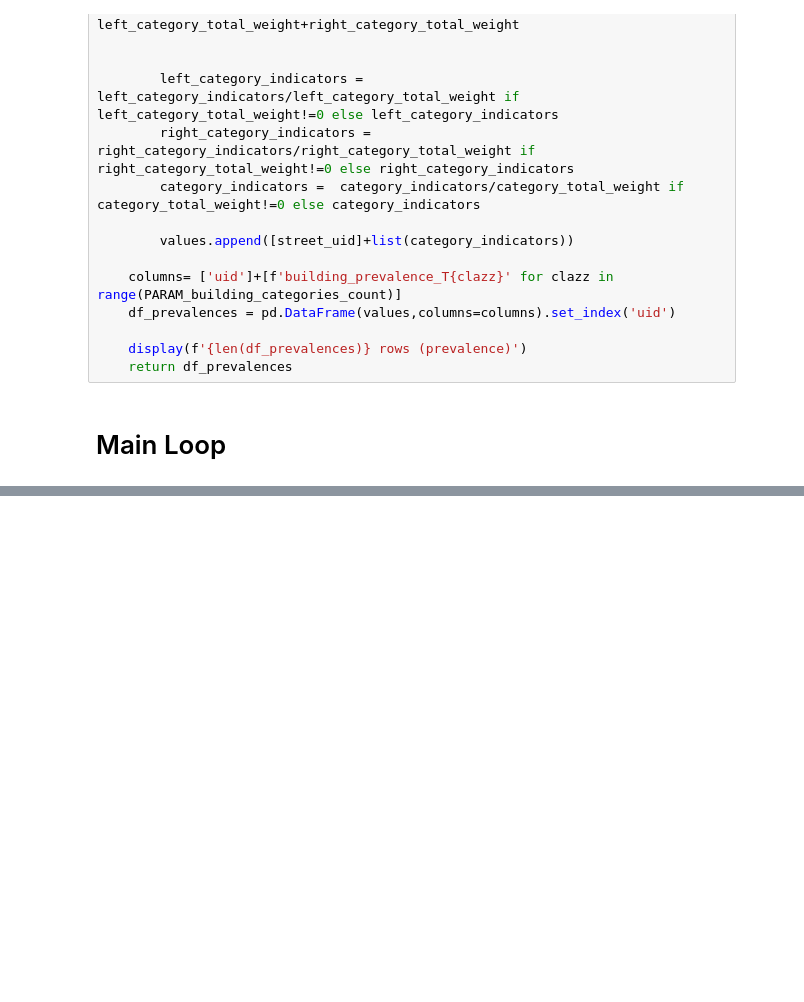
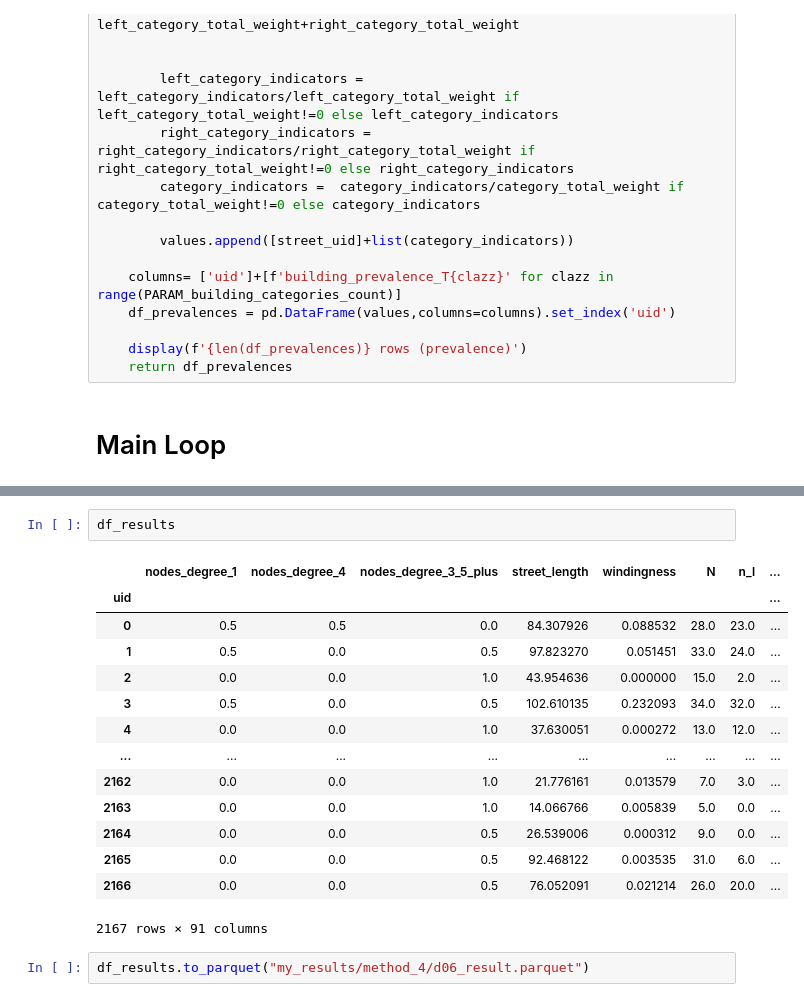
Before and after one commit to uscuni/streetscape, a Jupyter notebook: 04_street_indicators.ipynb, the cells around one changed output, grey strips where cells are left out. Saved outputs shown, nothing was run; the diff lists cells and outputs as text; blank space fills up the shorter version.

```diff
--- a/04_street_indicators.ipynb
+++ b/04_street_indicators.ipynb
@@ -541,0 +525,19 @@ NameError: name 'df_sightlines' is not defined
+# %%
+df_results
+# %% [output]
+|  | nodes_degree_1 | nodes_degree_4 | nodes_degree_3_5_plus | street_length | windingness | N | n_l | ... |
+| uid |  |  |  |  |  |  |  | ... |
+| 0 | 0.5 | 0.5 | 0.0 | 84.307926 | 0.088532 | 28.0 | 23.0 | ... |
+| 1 | 0.5 | 0.0 | 0.5 | 97.823270 | 0.051451 | 33.0 | 24.0 | ... |
+| 2 | 0.0 | 0.0 | 1.0 | 43.954636 | 0.000000 | 15.0 | 2.0 | ... |
+| 3 | 0.5 | 0.0 | 0.5 | 102.610135 | 0.232093 | 34.0 | 32.0 | ... |
+| 4 | 0.0 | 0.0 | 1.0 | 37.630051 | 0.000272 | 13.0 | 12.0 | ... |
+| ... | ... | ... | ... | ... | ... | ... | ... | ... |
+| 2162 | 0.0 | 0.0 | 1.0 | 21.776161 | 0.013579 | 7.0 | 3.0 | ... |
+| 2163 | 0.0 | 0.0 | 1.0 | 14.066766 | 0.005839 | 5.0 | 0.0 | ... |
+| 2164 | 0.0 | 0.0 | 0.5 | 26.539006 | 0.000312 | 9.0 | 0.0 | ... |
+| 2165 | 0.0 | 0.0 | 0.5 | 92.468122 | 0.003535 | 31.0 | 6.0 | ... |
+| 2166 | 0.0 | 0.0 | 0.5 | 76.052091 | 0.021214 | 26.0 | 20.0 | ... |
+2167 rows × 91 columns
+# %%
+df_results.to_parquet("my_results/method_4/d06_result.parquet")
```
Also changed, not shown: parts of 7 cells of this notebook.
